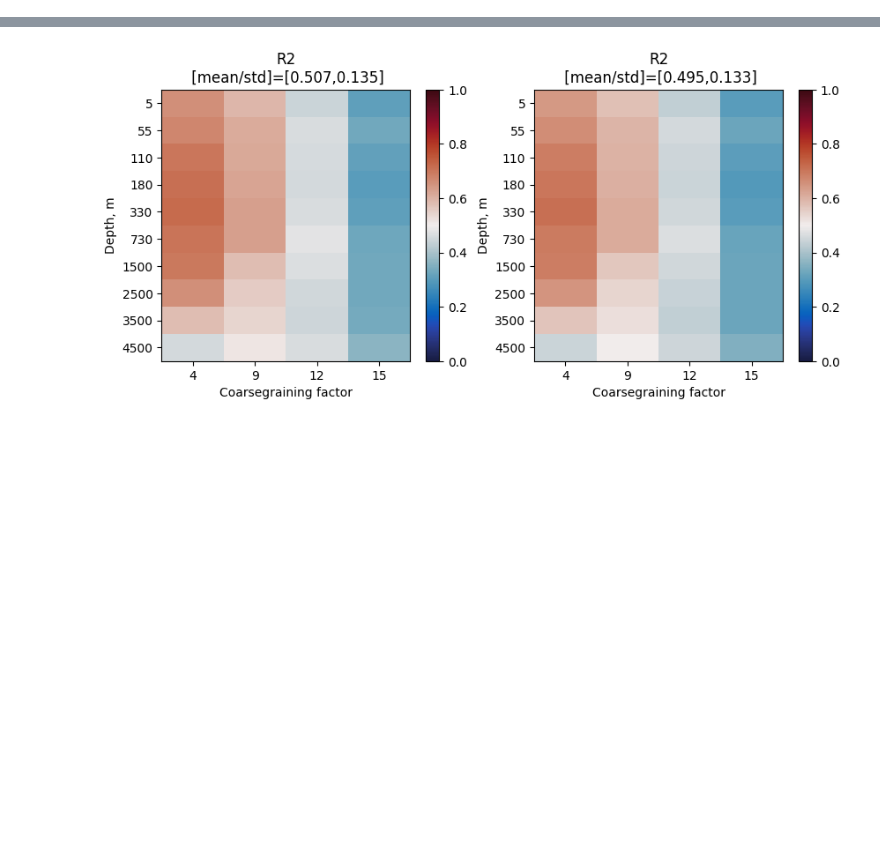
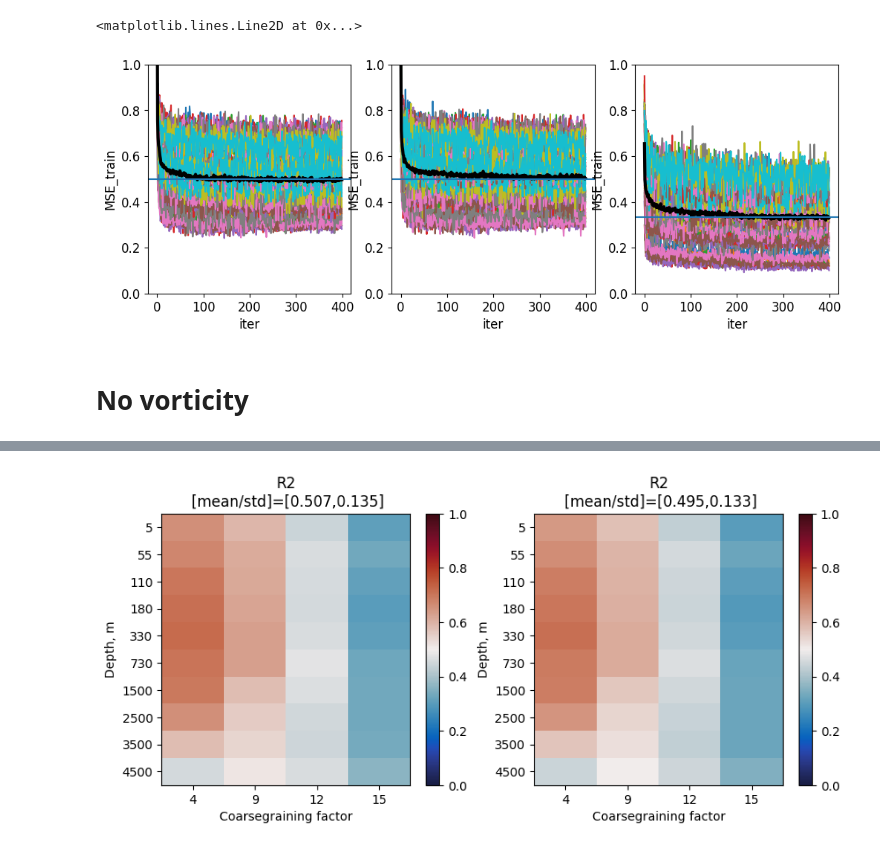
Before and after one commit to m2lines/Analysis-of-global-ocean-simulations-OM4, a Jupyter notebook: simple_notebooks/Offline.ipynb, the cells around one changed output, grey strips where cells are left out. Drawn from its saved outputs; the diff is of its cells as text; code cells hidden in the pictures; blank space fills up the shorter version.

```diff
--- a/simple_notebooks/Offline.ipynb
+++ b/simple_notebooks/Offline.ipynb
@@ -34 +72,34 @@ def read_skill(exp='EXP0', factors=[4,9,12,15]):
+# %%
+plt.figure(figsize=(12,4))
+plt.subplot(1,3,1)
+for factor in logger_def.factor:
+    for depth in logger_def.depth:
+        logger_def.MSE_train.sel(factor=factor, depth=depth).plot()
+logger_def.MSE_train.mean(['factor', 'depth']).plot(lw=3, color='k')
+
+plt.ylim([0,1])
+plt.axhline(y=0.5)
+
+plt.subplot(1,3,2)
+for factor in logger_def.factor:
+    for depth in logger_def.depth:
+        logger_def2.MSE_train.sel(factor=factor, depth=depth).plot()
+logger_def2.MSE_train.mean(['factor', 'depth']).plot(lw=3, color='k')
+
+plt.ylim([0,1])
+plt.axhline(y=0.5)
+
+plt.subplot(1,3,3)
+for factor in logger_def.factor:
+    for depth in logger_def.depth:
+        logger_max.MSE_train.sel(factor=factor, depth=depth).plot()
+logger_max.MSE_train.mean(['factor', 'depth']).plot(lw=3, color='k')
+
+plt.ylim([0,1])
+plt.axhline(y=0.335)
+# %% [output]
+<matplotlib.lines.Line2D at 0x...>
+[figure, added]
+# %% [markdown]
+# No vorticity
 # %%
```
Also changed, not shown: parts of 24 cells of this notebook, 34 other files.
